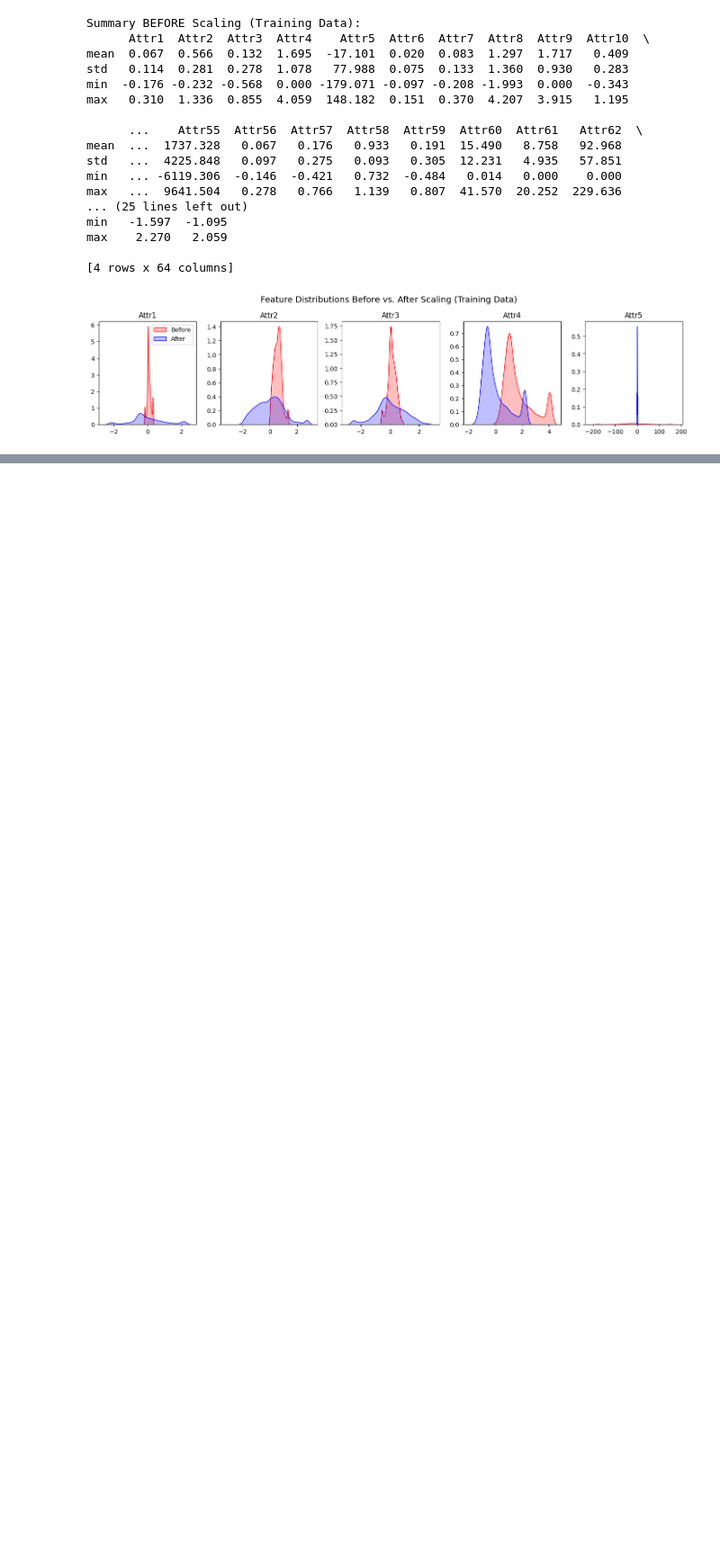
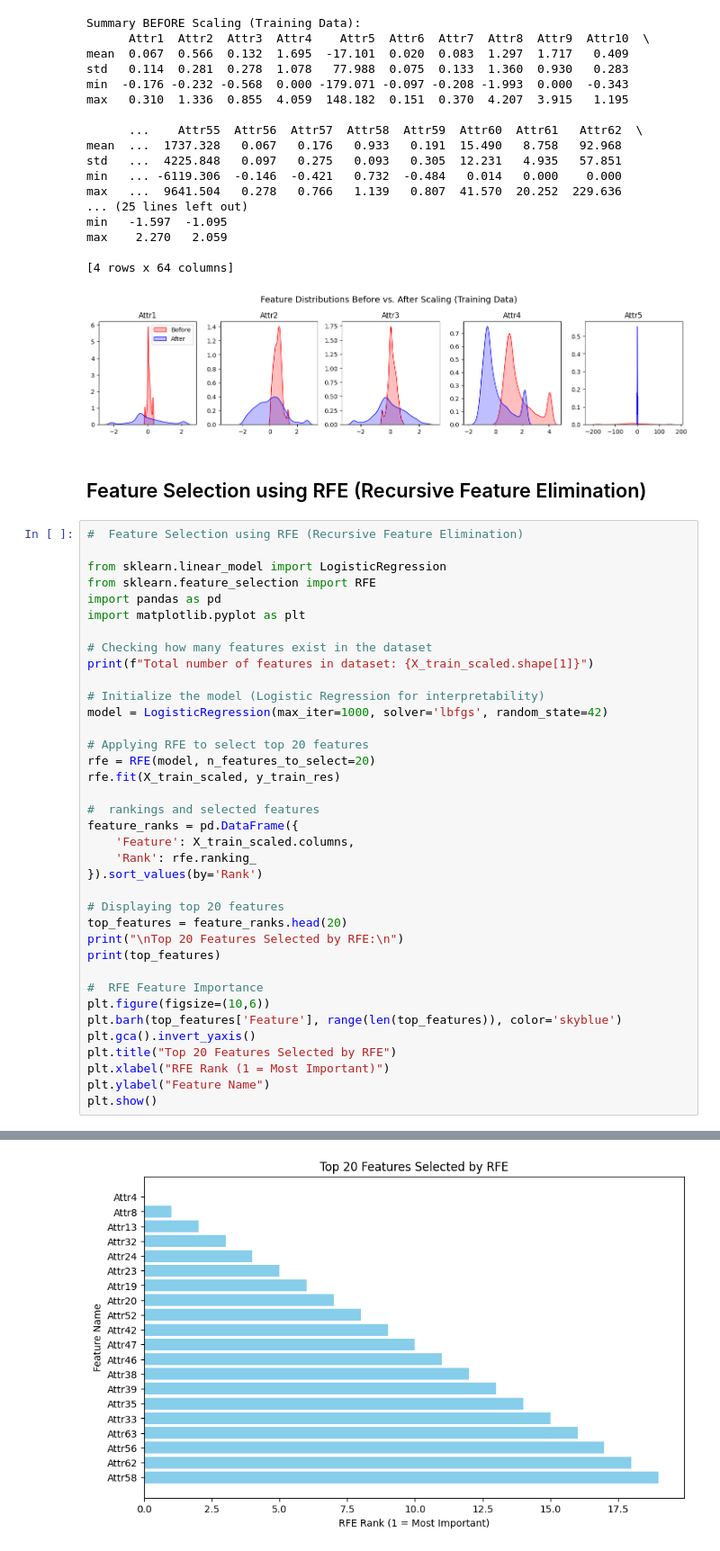
Before and after one commit to Sai-Vara-Prasad-Lekkalapudi/major-project, a Jupyter notebook: Major_project_EDA.ipynb, the cells around one changed output, grey strips where cells are left out. Shown at 90% size. Saved outputs shown, nothing was run; the diff lists cells and outputs as text; blank space fills up the shorter version.

```diff
--- a/Major_project_EDA.ipynb
+++ b/Major_project_EDA.ipynb
@@ -787,3 +727,43 @@ max    2.270   2.059
 
 [4 rows x 64 columns]
 [figure]
+# %% [markdown]
+## Feature Selection using RFE (Recursive Feature Elimination)
+# %%
+#  Feature Selection using RFE (Recursive Feature Elimination)
+
+from sklearn.linear_model import LogisticRegression
+from sklearn.feature_selection import RFE
+import pandas as pd
+import matplotlib.pyplot as plt
+
+# Checking how many features exist in the dataset
+print(f"Total number of features in dataset: {X_train_scaled.shape[1]}")
+
+# Initialize the model (Logistic Regression for interpretability)
+model = LogisticRegression(max_iter=1000, solver='lbfgs', random_state=42)
+
+# Applying RFE to select top 20 features
+rfe = RFE(model, n_features_to_select=20)
+rfe.fit(X_train_scaled, y_train_res)
+
+#  rankings and selected features
+feature_ranks = pd.DataFrame({
+    'Feature': X_train_scaled.columns,
+    'Rank': rfe.ranking_
+}).sort_values(by='Rank')
+
+# Displaying top 20 features
+top_features = feature_ranks.head(20)
+print("\nTop 20 Features Selected by RFE:\n")
+print(top_features)
+
+#  RFE Feature Importance
+plt.figure(figsize=(10,6))
+plt.barh(top_features['Feature'], range(len(top_features)), color='skyblue')
+plt.gca().invert_yaxis()
+plt.title("Top 20 Features Selected by RFE")
+plt.xlabel("RFE Rank (1 = Most Important)")
+plt.ylabel("Feature Name")
+plt.show()
+# %% [output]
@@ -789,0 +787 @@ max    2.270   2.059
+[figure, added]
```
Also changed, not shown: parts of 3 cells of this notebook.
